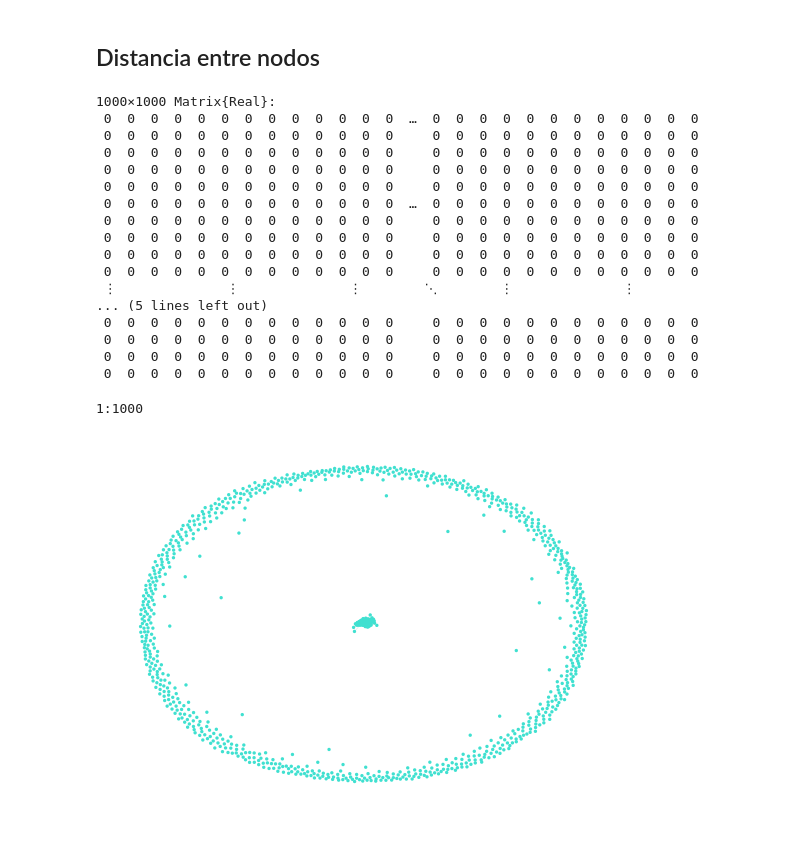
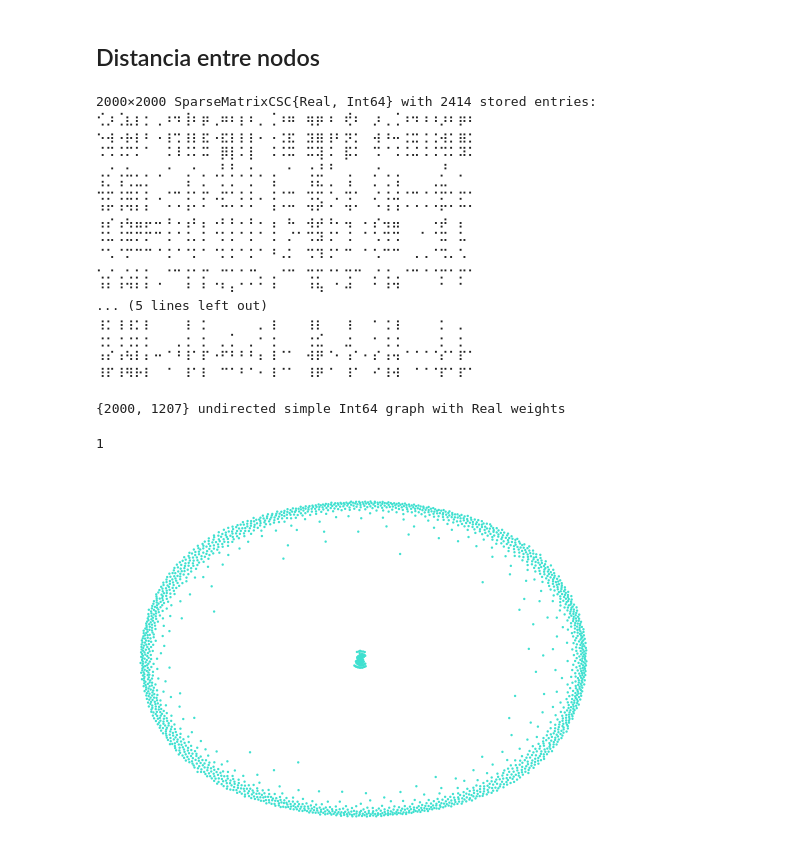
Before and after one commit to egonik-unlp/MOFSocialNet.jl, a Jupyter notebook: proc.ipynb, the cells around one changed output. Saved outputs shown, nothing was run; the diff lists cells and outputs as text; code cells hidden in the pictures.

```diff
--- a/proc.ipynb
+++ b/proc.ipynb
@@ -9,12 +23,12 @@ end
 # %%
-mof = CSV.File("data_paper/features_labels/full_CoRE2019_alldata.csv") |> DataFrame
+mof = CSV.File("full_CoRE2019_alldata.csv") |> DataFrame
 selection = ["MOFname", "Df", "Di", "Dif", "density [g/cm^3]", "total_SA_volumetric", "total_SA_gravimetric", "total_POV_volumetric", "total_POV_gravimetric"]
 rename_fields = [:Di,:Df,:Dif,:ρ,:VSA,:GSA,:VPOV,:GPOV]
 sel_fields = mof[!,selection]
 nmof = map(eachcol(sel_fields[!,2:end])) do col
 	(col .- minimum(col))./(maximum(col)  - minimum(col))
 end |> arr -> DataFrame(arr, rename_fields)
-idx = sample(1:size(nmof)[1], 1000)
+idx = sample(1:size(nmof)[1], N)
 X =nmof[idx,:] |> Matrix{Float64};
 Xf = nmof |> Matrix{Float64}
 labels = sel_fields[idx,1];
@@ -23,35 +37,40 @@ labels = sel_fields[idx,1];
 # %%
 dist = CosineDist()
 R = pairwise(dist, X, dims=1)
-R = map( f -> f > 0.8 ? f : 0, R )
-# A = max.(R,R')
+R = map( f -> f > 0.87 ? f : 0, R ) |> sparse
+RA = dropzeros(R)
 # %% [output]
-1000×1000 Matrix{Real}:
- 0  0  0  0  0  0  0  0  0  0  0  0  0  …  0  0  0  0  0  0  0  0  0  0  0  0
- 0  0  0  0  0  0  0  0  0  0  0  0  0     0  0  0  0  0  0  0  0  0  0  0  0
- 0  0  0  0  0  0  0  0  0  0  0  0  0     0  0  0  0  0  0  0  0  0  0  0  0
- 0  0  0  0  0  0  0  0  0  0  0  0  0     0  0  0  0  0  0  0  0  0  0  0  0
- 0  0  0  0  0  0  0  0  0  0  0  0  0     0  0  0  0  0  0  0  0  0  0  0  0
- 0  0  0  0  0  0  0  0  0  0  0  0  0  …  0  0  0  0  0  0  0  0  0  0  0  0
- 0  0  0  0  0  0  0  0  0  0  0  0  0     0  0  0  0  0  0  0  0  0  0  0  0
- 0  0  0  0  0  0  0  0  0  0  0  0  0     0  0  0  0  0  0  0  0  0  0  0  0
- 0  0  0  0  0  0  0  0  0  0  0  0  0     0  0  0  0  0  0  0  0  0  0  0  0
- 0  0  0  0  0  0  0  0  0  0  0  0  0     0  0  0  0  0  0  0  0  0  0  0  0
- ⋮              ⋮              ⋮        ⋱        ⋮              ⋮
+2000×2000 SparseMatrixCSC{Real, Int64} with 2414 stored entries:
+⢊⡰⢈⣆⡆⡂⢀⠰⠲⢸⠆⡶⢀⠶⠆⡆⠆⡀⢈⠰⠶⠀⢶⡶⠰⠀⢞⠆⠀⡰⢀⢈⠰⠲⠰⠰⡰⠆⡶⠆
+⠢⢴⠠⡦⡆⠆⠠⢰⢒⢰⡆⣖⠠⣖⡆⡆⡆⠄⠠⢐⣖⠀⣲⣶⢰⠆⡲⡂⠀⢴⠰⠤⢐⣒⢐⢐⢴⡂⣶⡂
+⠨⠩⠨⠍⠅⠁⠀⠨⠸⠨⠅⠭⠀⡿⡇⠅⡇⠀⠨⠨⠭⠀⠭⢽⠨⠀⡯⠅⠀⠩⠈⠨⠨⠬⠨⠨⠩⠅⠽⠅
+⢀⡐⢀⣂⡀⡀⢀⠐⠀⢀⠂⡀⢀⡃⡃⡀⡂⡀⢀⠀⠂⠀⢐⣘⠘⠀⢀⠀⠀⡐⢀⢀⠀⠀⠀⠀⡘⠀⡀⠀
+⣘⣂⢘⣐⡒⡂⠀⢀⣀⢘⡀⣂⠀⣂⡂⡀⡂⠀⢘⢀⣀⠀⣘⣓⢐⠀⣘⡀⠀⢂⢐⢘⢀⣀⢀⢐⣒⡀⣀⡀
+⢨⡥⢨⢭⡅⡅⠈⠠⠠⢨⠄⠅⠈⠥⠄⠅⠅⠁⢨⠠⠤⠀⢬⡵⠠⠁⢬⠄⠀⠡⢨⢩⠠⠠⠠⠠⡥⠄⠥⠄
+⢠⡔⢠⢦⣤⡤⠤⠰⠠⢠⠆⡄⠠⠆⠆⠄⠆⠄⢠⠀⠦⠀⢴⡴⠰⠄⢤⠀⠄⡔⢤⣤⠀⠀⠀⠠⡴⠀⡄⠀
+⠨⠥⠨⠭⠍⠍⠉⠨⠈⠨⠄⠅⠈⠅⠅⠁⠅⠁⠨⠀⠌⠁⠩⠽⠨⠁⠨⠀⠁⠡⠩⠩⠀⠀⠁⠈⠭⠀⠥⠀
+⠈⠡⠈⠍⠉⠉⠈⠨⠈⠈⠅⠁⠈⠅⠅⠁⠅⠁⠘⠠⠅⠀⠩⠹⠨⠁⠉⠀⠁⠡⠉⠉⠀⠠⠠⠈⠩⠄⠡⠀
+⢂⡐⢀⢂⡂⡂⠀⠐⠒⢐⠂⡒⠀⠒⠂⠂⠒⡀⢀⠐⠒⠀⢒⡒⠐⠂⢒⠒⠀⡐⢐⢀⠐⠒⠐⠐⡒⠂⡒⠂
+⠘⠃⠘⠙⠃⠃⠈⠀⠀⠘⠀⠃⠈⠃⠆⠁⠁⠁⠘⠀⠀⠀⠘⠳⠀⠁⠚⠀⠀⠁⠘⠙⠀⠀⠀⠀⠁⠀⠁⠀
 ... (5 lines left out)
- 0  0  0  0  0  0  0  0  0  0  0  0  0     0  0  0  0  0  0  0  0  0  0  0  0
- 0  0  0  0  0  0  0  0  0  0  0  0  0     0  0  0  0  0  0  0  0  0  0  0  0
- 0  0  0  0  0  0  0  0  0  0  0  0  0     0  0  0  0  0  0  0  0  0  0  0  0
- 0  0  0  0  0  0  0  0  0  0  0  0  0     0  0  0  0  0  0  0  0  0  0  0  0
+⢰⡂⢰⢰⡂⡆⠀⠀⠀⢰⠀⡂⠀⠀⠀⠀⠀⡀⢰⠀⠀⠀⢰⡆⠀⠀⢰⠀⠀⠂⢐⢰⠀⠀⠀⠀⡂⠀⡀⠀
+⢐⡂⢐⢐⡂⡂⠀⠀⢀⢐⠀⡂⠀⡀⡁⠀⡀⠂⢐⠀⠀⠀⢐⣊⠀⠀⣐⠀⠀⠂⢐⢐⠀⠀⠀⠀⡂⠀⡂⠀
+⠰⠎⠰⠳⠇⠆⠒⠈⠘⠸⠁⠏⠐⠋⠃⠃⠃⠆⠸⠈⠁⠀⠺⠟⠈⠂⠰⠁⠂⠎⠰⠲⠈⠈⠈⠈⠎⠁⠏⠁
+⠸⠏⠸⠻⠗⠇⠀⠈⠀⠸⠁⠇⠀⠉⠁⠃⠁⠂⠸⠈⠁⠀⠸⠟⠈⠀⠸⠁⠀⠊⠸⠺⠀⠈⠈⠈⠏⠁⠏⠁
 # %%
-g = SimpleWeightedGraph(R)
-vertices(g)
+g = SimpleWeightedGraph(RA)
 # %% [output]
-1:1000
+{2000, 1207} undirected simple Int64 graph with Real weights
+# %%
+file = "grafo.GEXF"
+savegraph(file, g)
+# %% [output]
+1
 # %%
 gp = gplot(g, layout = spring_layout)
-# draw(PNG("mof.png"),gp)
+draw(PNG("mof.png"),gp)
+gp
 # %% [output]
-[figure, old version]
+[figure, new version]
 # %%
 non_null_deg_cen = Dict()
```
Also changed, not shown: parts of 12 cells of this notebook, 1 other file.
